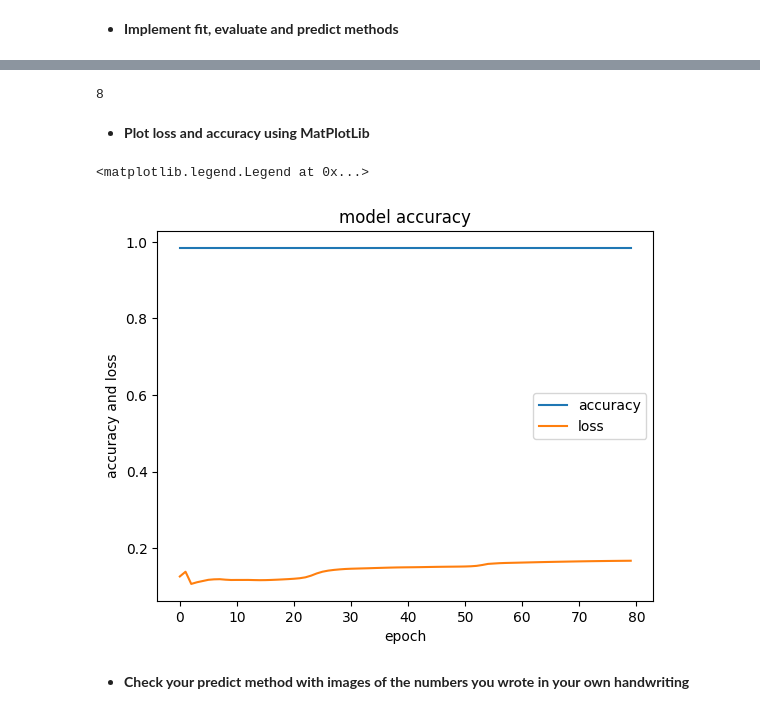
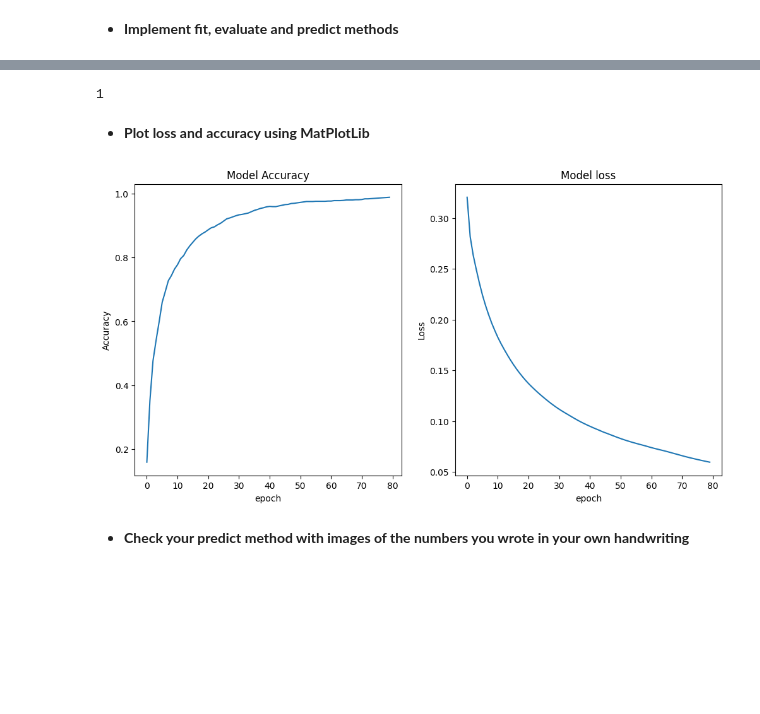
Before and after one commit to SobhanSaeedi7/MachineLearning, a Jupyter notebook: 48.MLP/2.Digits.ipynb, the cells around one changed output, grey strips where cells are left out. Drawn from its saved outputs; the diff is of its cells as text; code cells hidden in the pictures; blank space fills up the shorter version.

```diff
--- a/48.MLP/2.Digits.ipynb
+++ b/48.MLP/2.Digits.ipynb
@@ -219,10 +219,14 @@ class MLP:
                 # layer 3
                 self.W3 -= self.η * grad_W3
                 self.B3 -= self.η * grad_B3
-            loss, accuracy = self.evaluate(X_train, Y_train)
+            # loss, accuracy = self.evaluate(X_train, Y_train)
+            self.Y_pred_train = np.array(self.Y_pred_train).reshape(-1, 10)
+            loss = root_mean_squired_error(Y_train, self.Y_pred_train)
+            accuracy = np.sum(np.argmax(Y_train, axis=1) == np.argmax(self.Y_pred_train, axis=1)) / len(Y_train)
 
             self.accuracies.append(accuracy)
             self.losses.append(loss)
+
 
     def predict(self, X_test):
         self.Y_pred_test = []
@@ -287,19 +291,25 @@ np.argmax(Y_test, axis=1)[77]
 # %%
 np.argmax(model.predict([X]))
 # %% [output]
-8
+1
 # %% [markdown]
 * **Plot loss and accuracy using MatPlotLib**
-# %%
-plt.plot(model.accuracies)
-plt.plot(model.losses)
-plt.title('model accuracy')
-plt.xlabel('epoch')
-plt.ylabel('accuracy and loss')
-plt.legend(['accuracy','loss'])
-# %% [output]
-<matplotlib.legend.Legend at 0x...>
-[figure, removed]
+# %%
+fig, (ax1, ax2) = plt.subplots(1, 2, figsize=(12,6))
+
+ax1.plot(model.accuracies)
+ax1.set_title("Model Accuracy")
+ax1.set_xlabel("epoch")
+ax1.set_ylabel("Accuracy")
+
+ax2.plot(model.losses)
+ax2.set_title("Model loss")
+ax2.set_xlabel("epoch")
+ax2.set_ylabel("Loss")
+
+plt.show()
+# %% [output]
+[figure, added]
 # %% [markdown]
 * **Check your predict method with images of the numbers you wrote in your own handwriting**
 # %%
```
Also changed, not shown: parts of 3 cells of this notebook, 2 other files.
